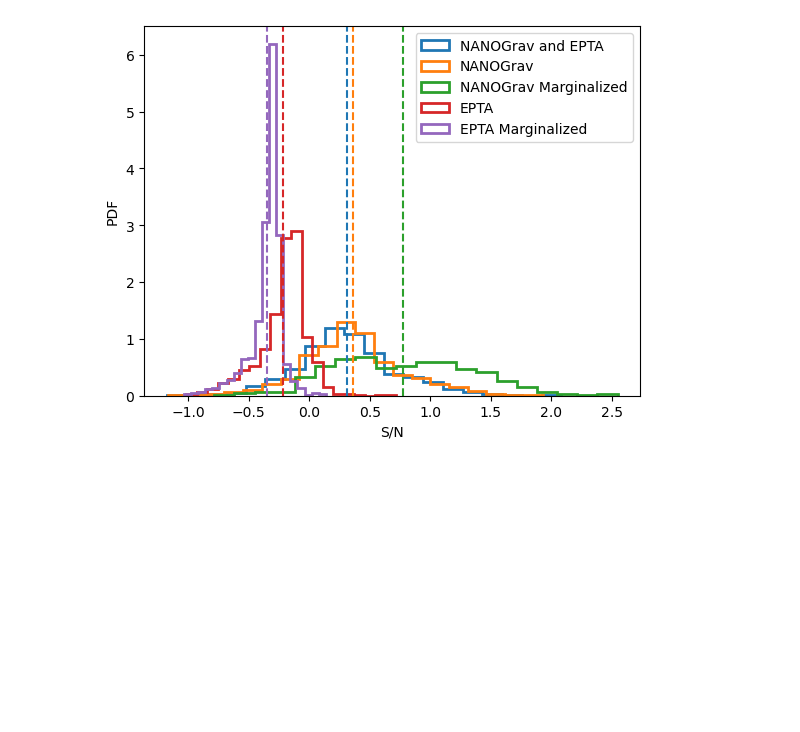
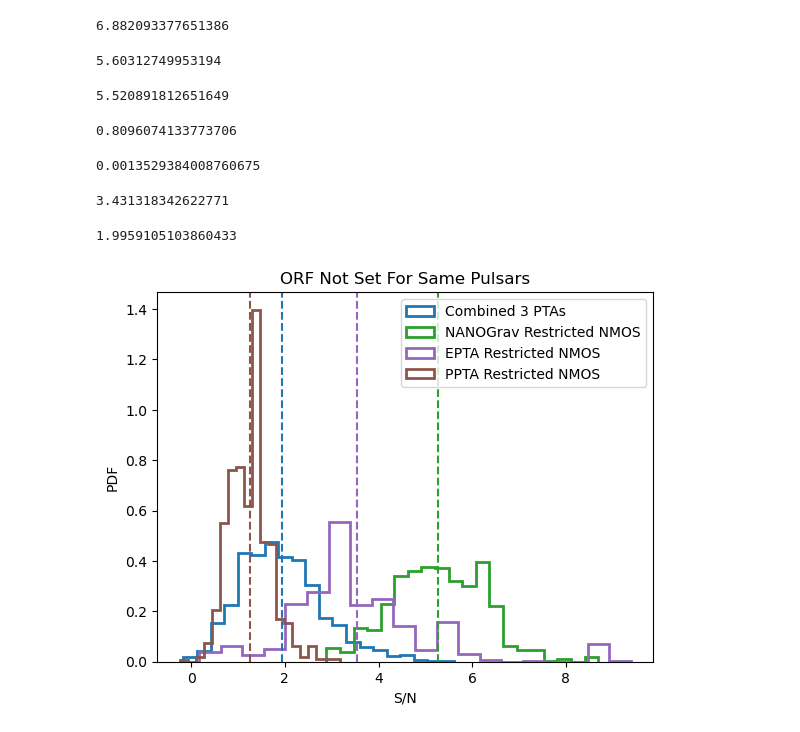
Before and after one commit to KalistaW/Optimal-Statisitic-iPTA-Summer-2022, a Jupyter notebook: Comparison_Histo.ipynb, the cells around one changed output. Cells and saved outputs as stored; diff of their text form; code cells hidden in the pictures; blank space fills up the shorter version.

```diff
--- a/Comparison_Histo.ipynb
+++ b/Comparison_Histo.ipynb
@@ -5,31 +47,63 @@ import matplotlib.pyplot as plt
+# %%
+np.mean(ng_epta_ppta_snr_orfzero)
+# %% [output]
+6.882093377651386
+# %%
+np.mean(ng_mar_snr)
+# %% [output]
+5.60312749953194
+# %%
+np.mean(ng_snr_ptaspace)
+# %% [output]
+5.520891812651649
+# %%
+np.mean(ppta_mar_snr)
+# %% [output]
+0.8096074133773706
+# %%
+np.mean(ppta_snr_ptaspace)
+# %% [output]
+0.0013529384008760675
+# %%
+np.mean(epta_mar_snr)
+# %% [output]
+3.431318342622771
+# %%
+np.mean(epta_snr_ptaspace)
+# %% [output]
+1.9959105103860433
 # %%
-ng_epta_snr=np.load("/Users/physics/nanogw/SNR_mar_data/ng_epta_snr.npy")
-ng_snr=np.load("/Users/physics/nanogw/SNR_mar_data/ng_snr.npy")
-ng_mar_snr=np.load("/Users/physics/nanogw/SNR_mar_data/ng_mar_snr.npy")
-epta_snr=np.load("/Users/physics/nanogw/SNR_mar_data/epta_snr.npy")
-epta_mar_snr=np.load("/Users/physics/nanogw/SNR_mar_data/epta_mar_snr.npy")
+ng_epta_ppta_snr_orfnotset=np.load("/Users/kalistaw/Desktop/OS_2023_data/ng_epta_ppta_snr_orf_notone.npy")
+#ng_snr=np.load("/Users/physics/nanogw/SNR_mar_data/ng_snr.npy")
+ng_mar_snr=np.load("/Users/kalistaw/Desktop/OS_2023_data/ng_snr_vg.npy")
+#epta_snr=np.load("/Users/physics/nanogw/SNR_mar_data/epta_snr.npy")
+epta_mar_snr=np.load("/Users/kalistaw/Desktop/OS_2023_data/epta_snr_vg.npy")
+ppta_mar_snr=np.load("/Users/kalistaw/Desktop/OS_2023_data/ppta_snr_vg.npy")
 # %%
-plt.hist(ng_epta_snr, histtype='step', lw=2, label='NANOGrav and EPTA', color='C0',
+plt.hist(ng_epta_ppta_snr_orfnotset, histtype='step', lw=2, label='Combined 3 PTAs', color='C0',
          bins=20, density=True)
-plt.hist(ng_snr, histtype='step', lw=2, label='NANOGrav', color='C1',
+#plt.hist(ng_snr, histtype='step', lw=2, label='NANOGrav', color='C1',
+         #bins=20, density=True)
+plt.hist(ng_mar_snr, histtype='step', lw=2, label='NANOGrav Restricted NMOS', color='C2',
          bins=20, density=True)
-plt.hist(ng_mar_snr, histtype='step', lw=2, label='NANOGrav Marginalized', color='C2',
+#plt.hist(epta_snr, histtype='step', lw=2, label='EPTA', color='C3',
+         #bins=20, density=True)
+plt.hist(epta_mar_snr, histtype='step', lw=2, label='EPTA Restricted NMOS', color='C4',
          bins=20, density=True)
-plt.hist(epta_snr, histtype='step', lw=2, label='EPTA', color='C3',
-         bins=20, density=True)
-plt.hist(epta_mar_snr, histtype='step', lw=2, label='EPTA Marginalized', color='C4',
+plt.hist(ppta_mar_snr, histtype='step', lw=2, label='PPTA Restricted NMOS', color='C5',
          bins=20, density=True)
 
-plt.gca().axvline(x=np.mean(ng_epta_snr), ls='--', color='C0')
-plt.gca().axvline(x=np.mean(ng_snr), ls='--', color='C1')
+plt.gca().axvline(x=np.mean(ng_epta_ppta_snr_orfnotset), ls='--', color='C0')
+#plt.gca().axvline(x=np.mean(ng_snr), ls='--', color='C1')
 plt.gca().axvline(x=np.mean(ng_mar_snr), ls='--', color='C2')
-plt.gca().axvline(x=np.mean(epta_snr), ls='--', color='C3')
+#plt.gca().axvline(x=np.mean(epta_snr), ls='--', color='C3')
 plt.gca().axvline(x=np.mean(epta_mar_snr), ls='--', color='C4')
+plt.gca().axvline(x=np.mean(ppta_mar_snr), ls='--', color='C5')
 
-
+plt.title("ORF Not Set For Same Pulsars")
 plt.legend(loc="upper right")
 plt.xlabel("S/N")
 plt.ylabel("PDF")
 plt.savefig("EPTA_NANOGrav.pdf")
 # %% [output]
-[figure, old version]
+[figure, new version]
```
Also changed, not shown: parts of 32 cells of this notebook, 3 other files.
